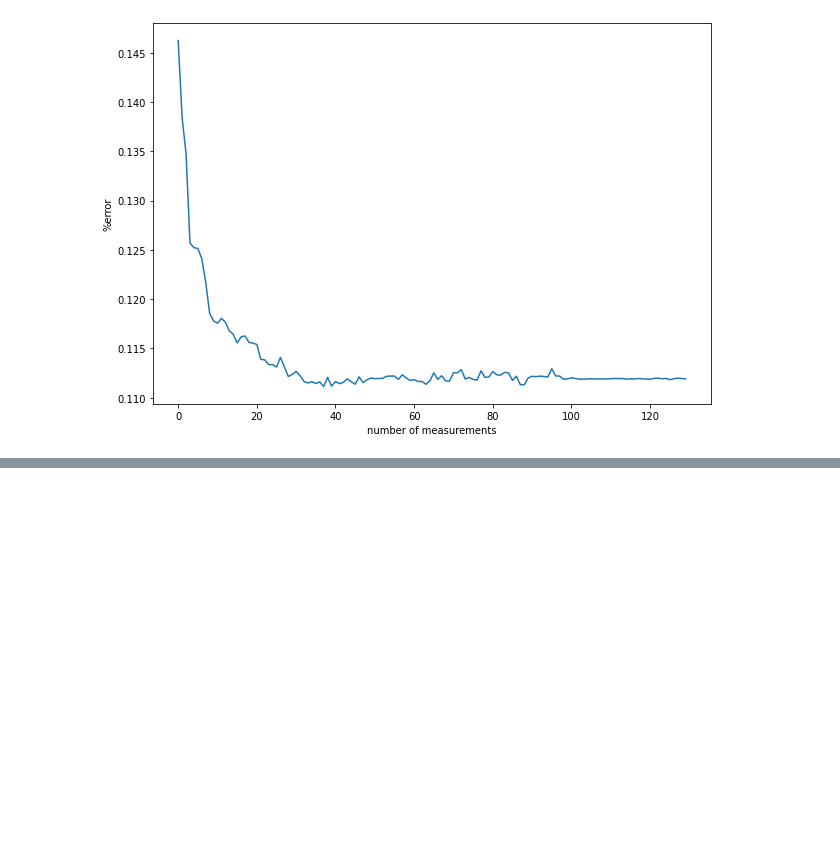
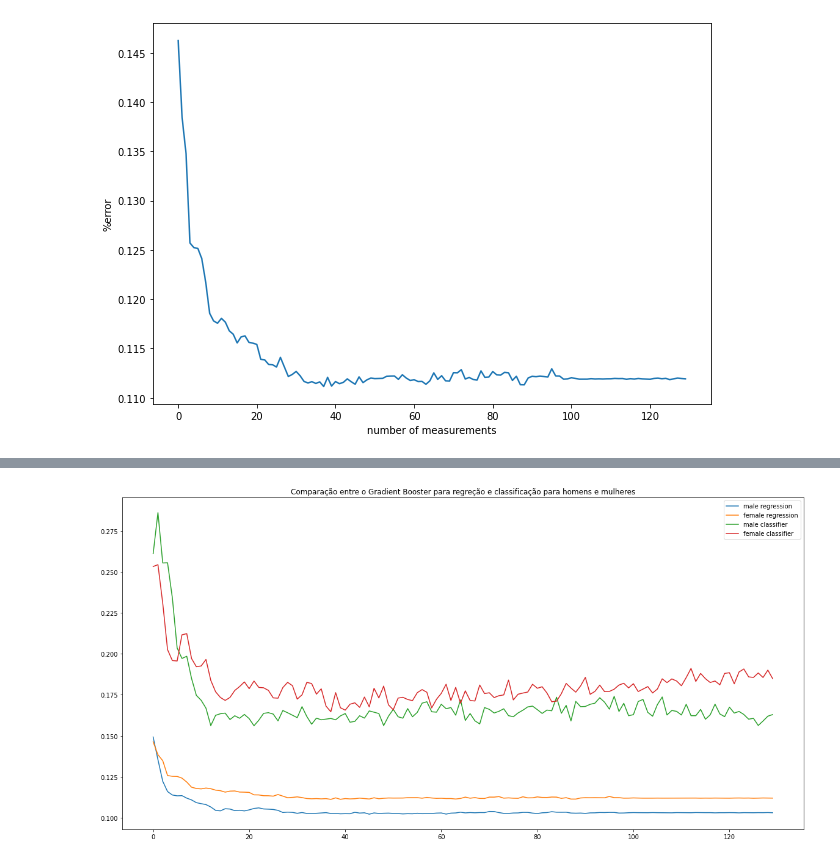
Before and after one commit to wesferr/AHBS, a Jupyter notebook: docs/Analize_LIFE.ipynb, the cells around one changed output, grey strips where cells are left out. Cells and saved outputs as stored; diff of their text form; code cells hidden in the pictures; blank space fills up the shorter version.

```diff
--- a/docs/Analize_LIFE.ipynb
+++ b/docs/Analize_LIFE.ipynb
@@ -46,9 +78,9 @@ def check(regressor, gender='female'):
 # %%
-check(GradientBoostingRegressor, 'male')
+rm = check(GradientBoostingRegressor, 'male')
 # %% [output]
 [figure]
 # %%
-check(GradientBoostingRegressor, 'female')
+rfm = check(GradientBoostingRegressor, 'female')
 # %% [output]
 [figure]
 # %%
@@ -67,0 +94,7 @@ array(['WAIST_T_BUTTOCK', 'WRIST_GTH', 'THIGH_GTH_R_HZ', 'BELLY_DEPTH',
+# %%
+data = np.array([rm,rfm,cm,cfm]).T
+pd.DataFrame(data , columns=['male regression', 'female regression', 'male classifier', 'female classifier']).plot(figsize=(20,10))
+plt.title("Comparação entre o Gradient Booster para regreção e classificação para homens e mulheres")
+plt.show()
+# %% [output]
+[figure, added]
```
Also changed, not shown: parts of 6 cells of this notebook, 3 other files.
